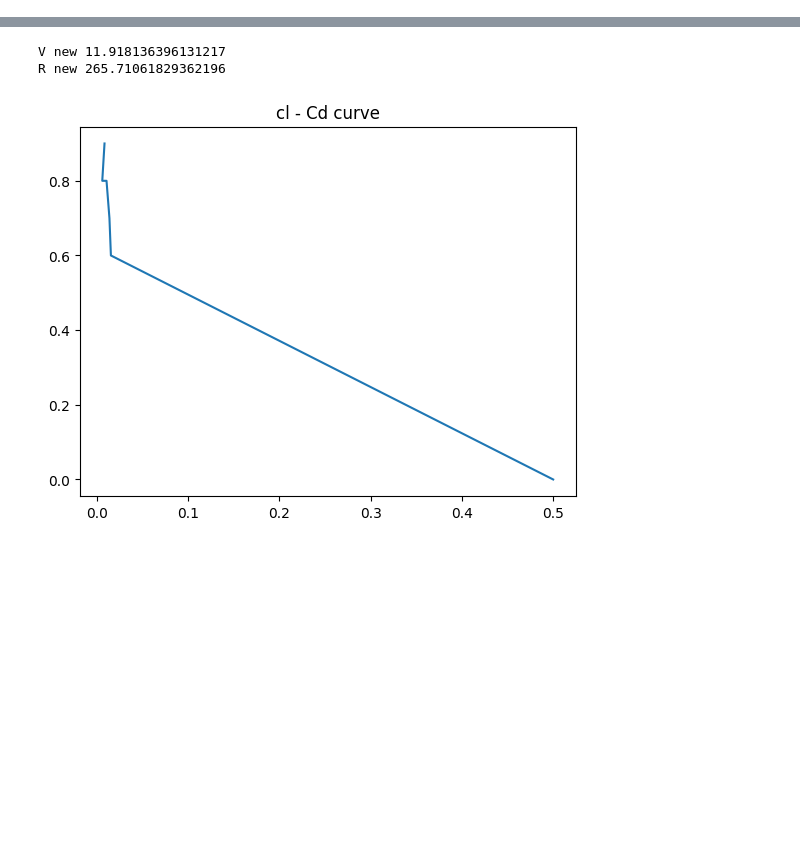
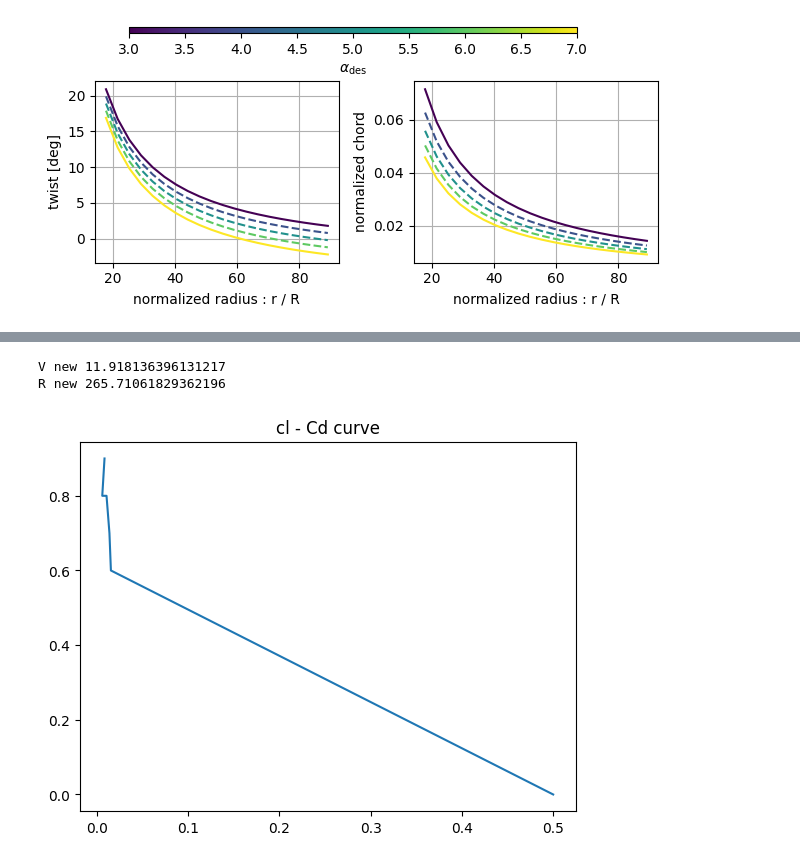
Before and after one commit to nicolaquaia/LAC_final, a Jupyter notebook: assignment_01/assugnment1_01.ipynb, the cells around one changed output, grey strips where cells are left out. Cells and saved outputs as stored; diff of their text form; code cells hidden in the pictures; blank space fills up the shorter version.

```diff
--- a/assignment_01/assugnment1_01.ipynb
+++ b/assignment_01/assugnment1_01.ipynb
@@ -134,0 +260,82 @@ plt.show()
+# %%
+# 1. Plot with α array
+fig, axs = plt.subplots(1, 2, figsize=(6.4, 3))
+
+# Colormap and normalization
+cmap = plt.get_cmap('viridis')
+norm_alpha = mpl.colors.Normalize(vmin=min(alpha_array), vmax=max(alpha_array))
+
+# Plotting twist and chord, changing alpha
+for i in range(len(alpha_array)):
+    line_color = cmap(norm_alpha(alpha_array[i]))  # Normalized color
+    linestyle = '-' if i == 0 or i == len(alpha_array) - 1 else '--'  # Solid for first and last, dashed otherwise
+    axs[0].plot(radius, theta_matrix_alpha[i, :], label=f'alpha={alpha_array[i]}', color=line_color, linestyle=linestyle)
+    axs[1].plot(radius, chord_matrix_alpha[i, :], label=f'alpha={alpha_array[i]}', color=line_color, linestyle=linestyle)
+
+axs[1].set(xlabel="normalized radius : r / R", ylabel='normalized chord')
+axs[0].set(xlabel="normalized radius : r / R", ylabel='twist [deg]')
+
+for ax in fig.get_axes():
+    ax.grid()
+
+# Add a colorbar for alpha
+cax = fig.add_axes([0.15, 0.96, 0.7, 0.02])  # Adjust position
+fig.colorbar(mpl.cm.ScalarMappable(norm=norm_alpha, cmap=cmap), cax=cax, orientation='horizontal', label=r'$\alpha_{\mathrm{des}}$')
+
+fig.tight_layout(rect=[0, 0, 1, 0.85])
+plt.show()
+
+# 2. Plot with TSR array
+fig, axs = plt.subplots(1, 2, figsize=(6.4, 3))
+
+# Normalization for TSR
+norm_TSR = mpl.colors.Normalize(vmin=min(TSR_array), vmax=max(TSR_array))
+
+# Plotting twist and chord, changing TSR
+for i in range(len(TSR_array)):
+    line_color = cmap(norm_TSR(TSR_array[i]))  # Normalized color
+    linestyle = '-' if i == 0 or i == len(TSR_array) - 1 else '--'  # Solid for first and last, dashed otherwise
+    axs[0].plot(radius, theta_matrix_TSR[i, :], label=f'TSR={TSR_array[i]}', color=line_color, linestyle=linestyle)
+    axs[1].plot(radius, chord_matrix_TSR[i, :], label=f'TSR={TSR_array[i]}', color=line_color, linestyle=linestyle)
+
+axs[0].set(xlabel="normalized radius : r / R", ylabel='twist [deg]')
+axs[1].set(xlabel="normalized radius : r / R", ylabel='normalized chord')
+
+for ax in fig.get_axes():
+    ax.grid()
+
+# Add a colorbar for TSR
+cax = fig.add_axes([0.15, 0.96, 0.7, 0.02])
+fig.colorbar(mpl.cm.ScalarMappable(norm=norm_TSR, cmap=cmap), cax=cax, orientation='horizontal', label='TSR')
+
+fig.tight_layout(rect=[0, 0, 1, 0.85])
+plt.show()
+
+# 3. Plot with B array
+fig, axs = plt.subplots(1, 2, figsize=(6.4, 3))
+
+# Normalization for B
+norm_B = mpl.colors.Normalize(vmin=min(B_array), vmax=max(B_array))
+
+# Plotting twist and chord, changing B
+for i in range(len(B_array)):
+    line_color = cmap(norm_B(B_array[i]))  # Normalized color
+    linestyle = '-' if i == 0 or i == len(B_array) - 1 else '--'  # Solid for first and last, dashed otherwise
+    axs[0].plot(radius, theta_matrix_B[i, :], label=f'B={B_array[i]}', color=line_color, linestyle=linestyle)
+    axs[1].plot(radius, chord_matrix_B[i, :], label=f'B={B_array[i]}', color=line_color, linestyle=linestyle)
+
+axs[0].set(xlabel="normalized radius : r / R", ylabel='twist [deg]')
+axs[1].set(xlabel="normalized radius : r / R", ylabel='normalized chord')
+
+for ax in fig.get_axes():
+    ax.grid()
+
+# Add a colorbar for B
+cax = fig.add_axes([0.15, 0.96, 0.7, 0.02])
+fig.colorbar(mpl.cm.ScalarMappable(norm=norm_B, cmap=cmap), cax=cax, orientation='horizontal', label='B')
+
+fig.tight_layout(rect=[0, 0, 1, 0.85])
+
+plt.show()
+# %% [output]
+[figure, added]
```
Also changed, not shown: parts of 5 cells of this notebook.
